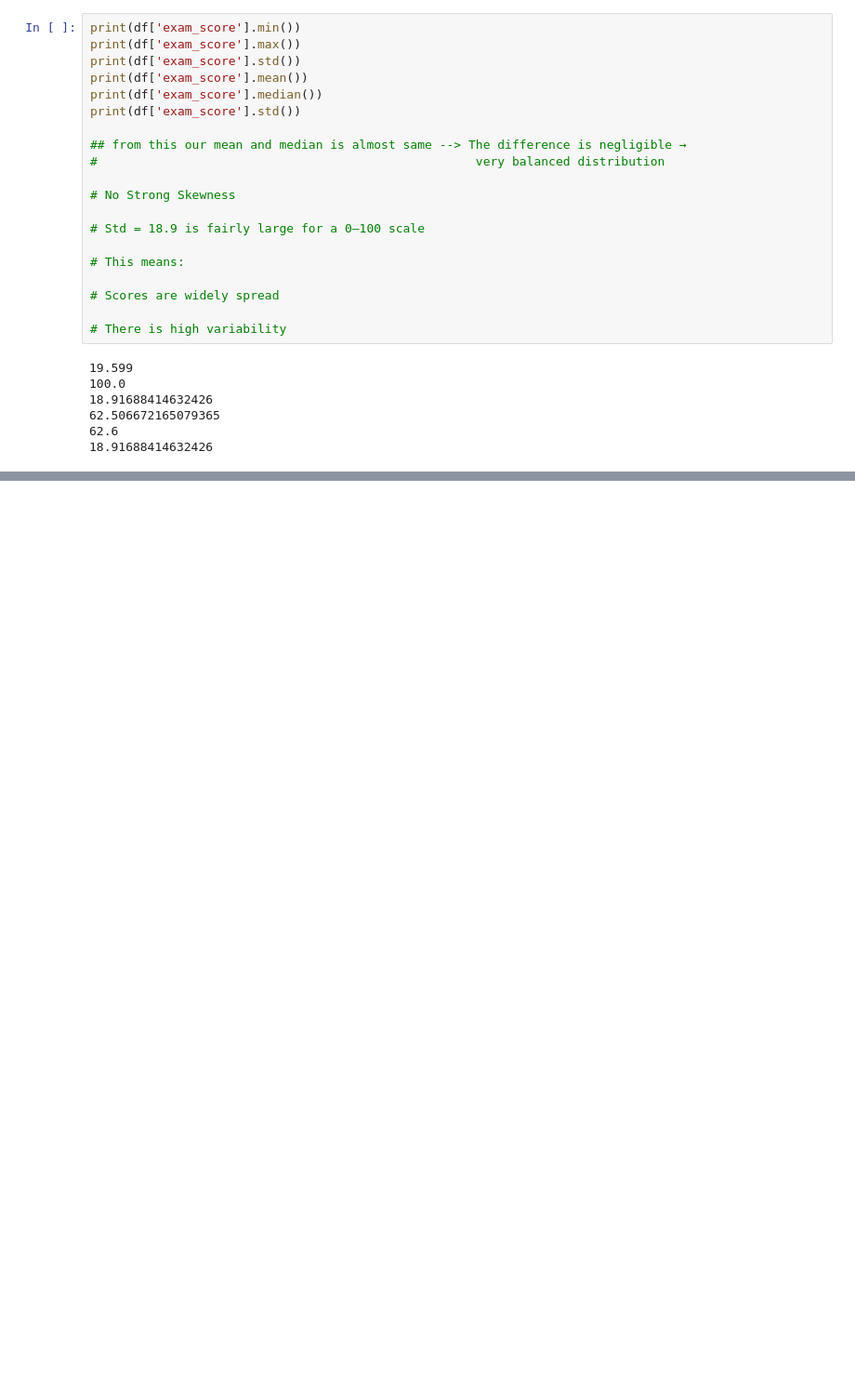
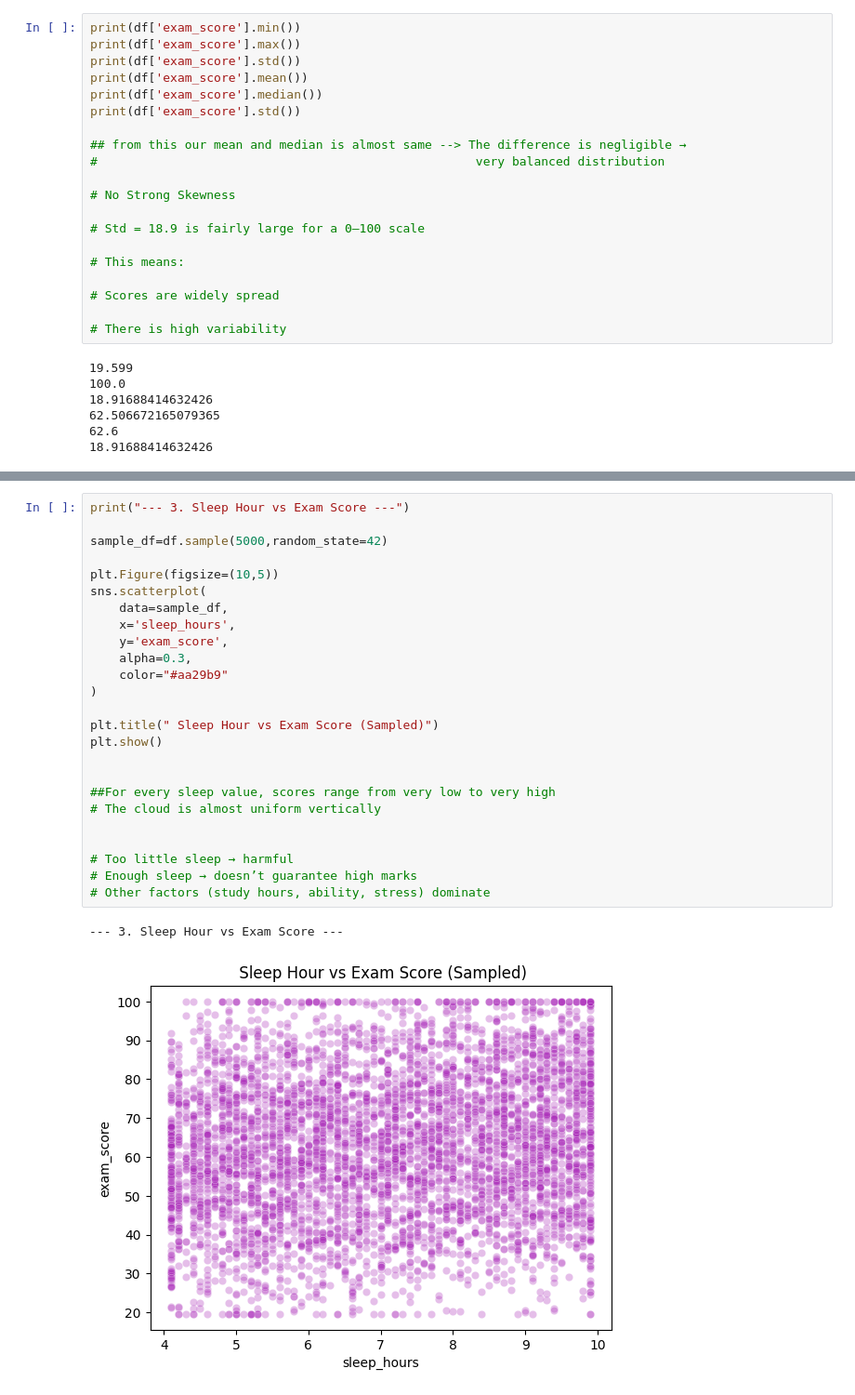
Before and after one commit to VisheshUnadkat13/Predicting-Student-Test-Scores-Kaggle-Competition, a Jupyter notebook: Student_Test_Performance.ipynb, the cells around one changed output, grey strips where cells are left out. Shown at 93% size. Drawn from its saved outputs; the diff is of its cells as text; blank space fills up the shorter version.

```diff
--- a/Student_Test_Performance.ipynb
+++ b/Student_Test_Performance.ipynb
@@ -121,0 +194,28 @@ print(df['exam_score'].std())
+# %%
+print("--- 3. Sleep Hour vs Exam Score ---")
+
+sample_df=df.sample(5000,random_state=42)
+
+plt.Figure(figsize=(10,5))
+sns.scatterplot(
+    data=sample_df,
+    x='sleep_hours',
+    y='exam_score',
+    alpha=0.3,
+    color="#aa29b9"
+)
+
+plt.title(" Sleep Hour vs Exam Score (Sampled)")
+plt.show()
+
+
+##For every sleep value, scores range from very low to very high
+# The cloud is almost uniform vertically
+
+
+# Too little sleep → harmful
+# Enough sleep → doesn’t guarantee high marks
+# Other factors (study hours, ability, stress) dominate
+# %% [output]
+--- 3. Sleep Hour vs Exam Score ---
+[figure, added]
```
Also changed, not shown: parts of 7 cells of this notebook.
